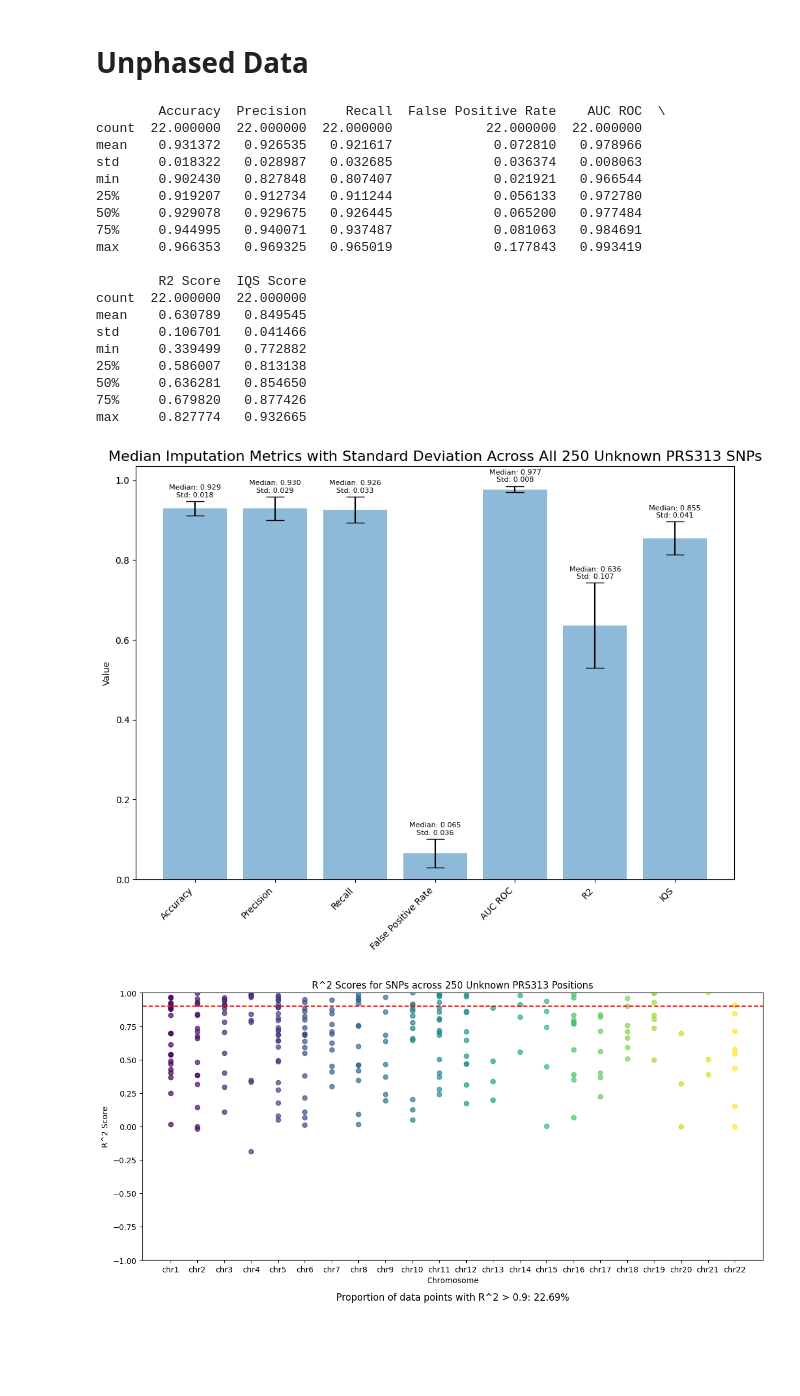
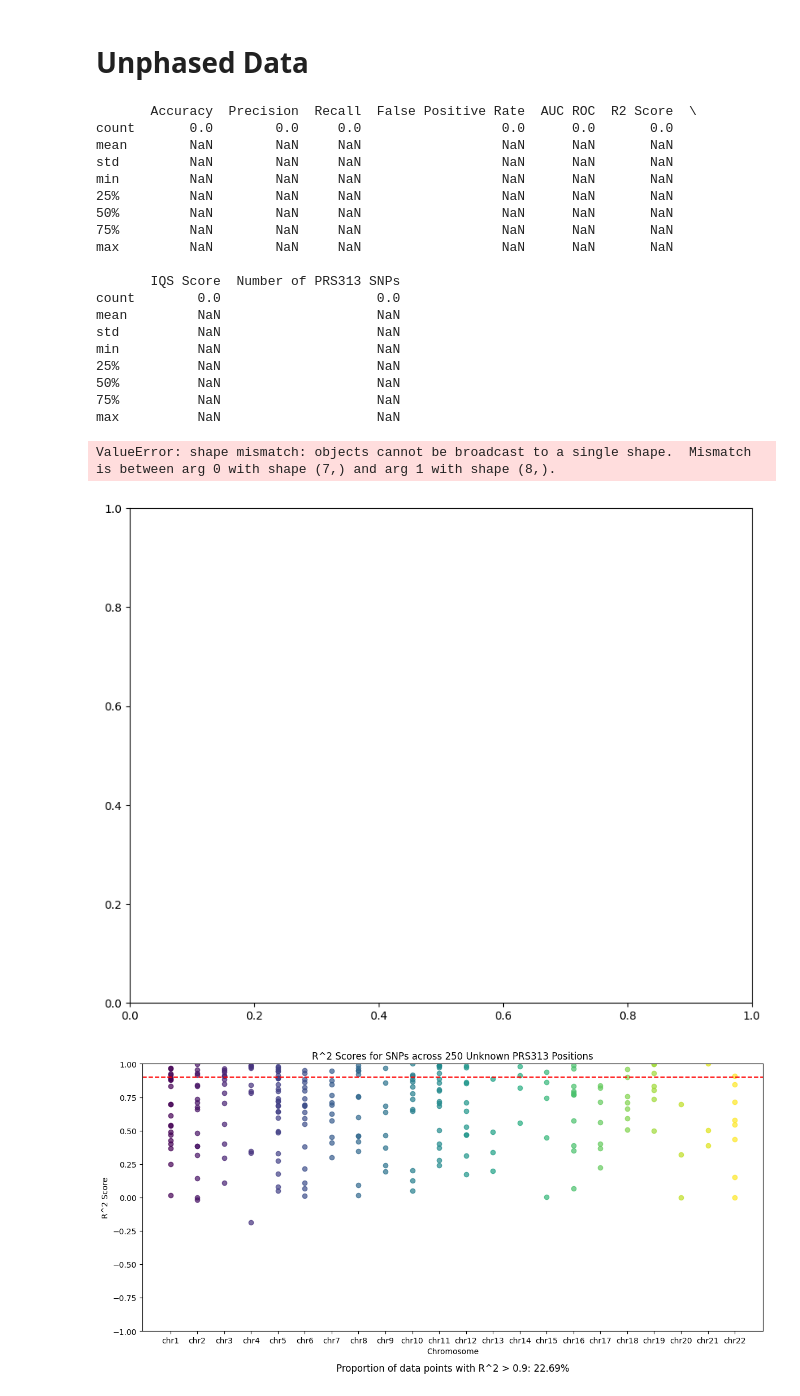
Before and after one commit to aaronge-2020/FastImpute, a Jupyter notebook: scripts/Python/visualize_results.ipynb, the cells around one changed output. Cells and saved outputs as stored; diff of their text form; code cells hidden in the pictures; blank space fills up the shorter version.

Commit message:
Finished uploading final training data

```diff
--- a/scripts/Python/visualize_results.ipynb
+++ b/scripts/Python/visualize_results.ipynb
@@ -170,7 +170,7 @@ import pandas as pd
 import matplotlib.pyplot as plt
 
 # Set the path to the folder containing the result files
-folder_path = "../../Data/model_results_unphased/logistic_regression/csv_files"
+folder_path = "../../Data/model_results_unphased_all_PRS/logistic_regression/csv_files"
 
 # Initialize an empty list to store the dataframes
 dataframes = []
@@ -202,52 +202,53 @@ std_devs = summary_stats.loc['std'].values
 # Create a list of metric names
 metrics = ['Accuracy', 'Precision', 'Recall', 'False Positive Rate', 'AUC ROC', 'R2', "IQS"]
 
 # Create a figure and axis
 fig, ax = plt.subplots(figsize=(10, 8))
 
 # Create a bar plot of the medians with error bars
 x = range(len(metrics))
 ax.bar(x, medians, yerr=std_devs, align='center', alpha=0.5, ecolor='black', capsize=10)
 
 # Set the x-tick labels to the metric names
 ax.set_xticks(x)
 ax.set_xticklabels(metrics, rotation=45, ha='right')
 
 # Set the labels and title
 ax.set_ylabel('Value')
 ax.set_title('Median Imputation Metrics with Standard Deviation Across All 250 Unknown PRS313 SNPs', fontsize=16)
 
 
 # Display the values of median and standard deviation on the bars
 for i, v in enumerate(medians):
     ax.text(i, v + std_devs[i] + 0.01, f"Median: {v:.3f}\nStd: {std_devs[i]:.3f}", ha='center', fontsize=8)
 
 # Adjust the layout
 fig.tight_layout()
 
 # Display the plot
 plt.show()
 # %% [output]
-        Accuracy  Precision     Recall  False Positive Rate    AUC ROC  \
-count  22.000000  22.000000  22.000000            22.000000  22.000000
-mean    0.931372   0.926535   0.921617             0.072810   0.978966
-std     0.018322   0.028987   0.032685             0.036374   0.008063
-min     0.902430   0.827848   0.807407             0.021921   0.966544
-25%     0.919207   0.912734   0.911244             0.056133   0.972780
-50%     0.929078   0.929675   0.926445             0.065200   0.977484
-75%     0.944995   0.940071   0.937487             0.081063   0.984691
-max     0.966353   0.969325   0.965019             0.177843   0.993419
+       Accuracy  Precision  Recall  False Positive Rate  AUC ROC  R2 Score  \
+count       0.0        0.0     0.0                  0.0      0.0       0.0
+mean        NaN        NaN     NaN                  NaN      NaN       NaN
+std         NaN        NaN     NaN                  NaN      NaN       NaN
+min         NaN        NaN     NaN                  NaN      NaN       NaN
+25%         NaN        NaN     NaN                  NaN      NaN       NaN
+50%         NaN        NaN     NaN                  NaN      NaN       NaN
+75%         NaN        NaN     NaN                  NaN      NaN       NaN
+max         NaN        NaN     NaN                  NaN      NaN       NaN
 
-        R2 Score  IQS Score
-count  22.000000  22.000000
-mean    0.630789   0.849545
-std     0.106701   0.041466
-min     0.339499   0.772882
-25%     0.586007   0.813138
-50%     0.636281   0.854650
-75%     0.679820   0.877426
-max     0.827774   0.932665
+       IQS Score  Number of PRS313 SNPs
+count        0.0                    0.0
+mean         NaN                    NaN
+std          NaN                    NaN
+min          NaN                    NaN
+25%          NaN                    NaN
+50%          NaN                    NaN
+75%          NaN                    NaN
+max          NaN                    NaN
+ValueError: shape mismatch: objects cannot be broadcast to a single shape.  Mismatch is between arg 0 with shape (7,) and arg 1 with shape (8,).
-[figure, old version]
+[figure, new version]
 # %%
 import os
 import pandas as pd
```
Also changed, not shown: parts of 1 cell of this notebook, 49 other files.
